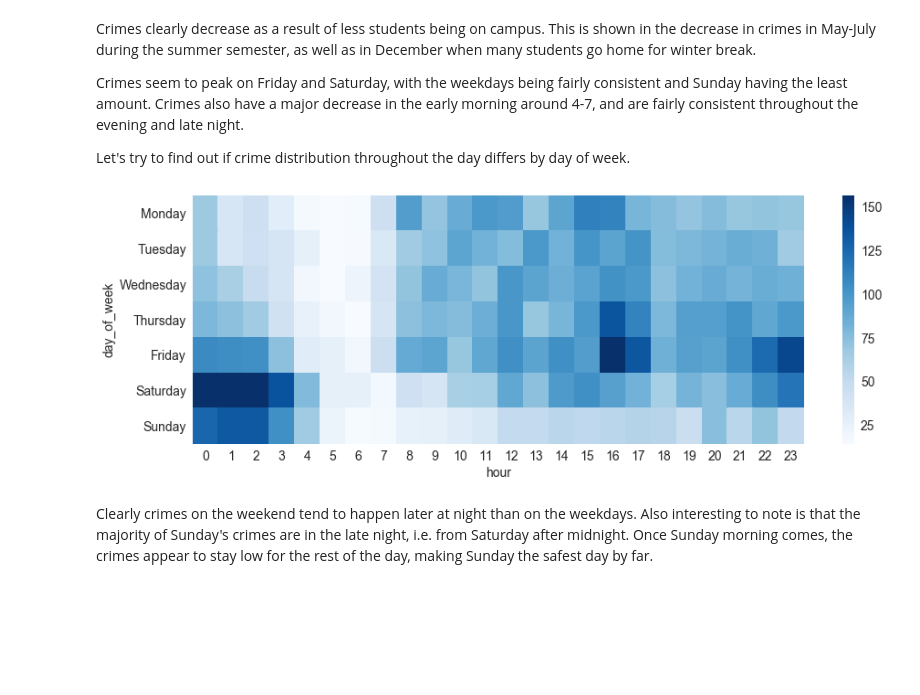
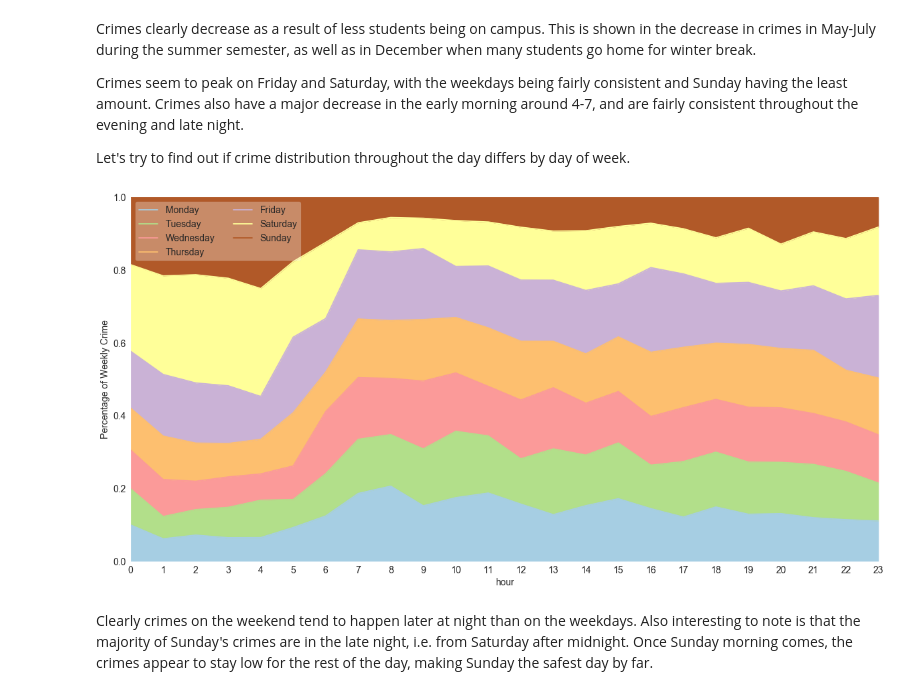
Before and after one commit to pspratling/Forecasting-Crime-around-the-Georgia-Tech-Campus, a Jupyter notebook: Project/Exploratory Data Analysis.ipynb, the cells around one changed output. Drawn from its saved outputs; the diff is of its cells as text; code cells hidden in the pictures; blank space fills up the shorter version.

Commit message:
change heatmap

```diff
--- a/Project/Exploratory Data Analysis.ipynb
+++ b/Project/Exploratory Data Analysis.ipynb
@@ -167,16 +167,24 @@ Crimes clearly decrease as a result of less students being on campus. This is sh
 Crimes seem to peak on Friday and Saturday, with the weekdays being fairly consistent and Sunday having the least amount. Crimes also have a major decrease in the early morning around 4-7, and are fairly consistent throughout the evening and late night.
 
 Let's try to find out if crime distribution throughout the day differs by day of week.
-# %%
-#grouping and reshaping
-dow_hour = c.groupby(['day_of_week', 'hour']).size().unstack()
-
-#plotting
-plt.figure(figsize=(15,5))
-sns.heatmap(dow_hour, cmap='Blues', robust=True, yticklabels=dow_names)
-plt.show()
-# %% [output]
-[figure, removed]
+# %%
+#grouping and reshaping
+hour_dow = c.groupby(['day_of_week', 'hour']).size().unstack(0)
+#finding percentages
+hour_dow = hour_dow.divide(hour_dow.sum(axis=1), axis=0)
+
+#plotting 100% area chart
+fig, ax = plt.subplots(figsize=(20,10))
+hour_dow.plot(kind='area', ax=ax, colormap='Paired')
+ax.set_xticks(range(24))
+ax.legend(dow_names, ncol=2, facecolor='w', framealpha=.3, frameon=True)
+ax.set_xlim(0, 23)
+ax.set_ylim(0, 1)
+ax.set_ylabel('Percentage of Weekly Crime')
+
+plt.show()
+# %% [output]
+[figure, added]
 # %% [markdown]
 Clearly crimes on the weekend tend to happen later at night than on the weekdays. Also interesting to note is that the majority of Sunday's crimes are in the late night, i.e. from Saturday after midnight. Once Sunday morning comes, the crimes appear to stay low for the rest of the day, making Sunday the safest day by far.
 # %% [markdown]
```
